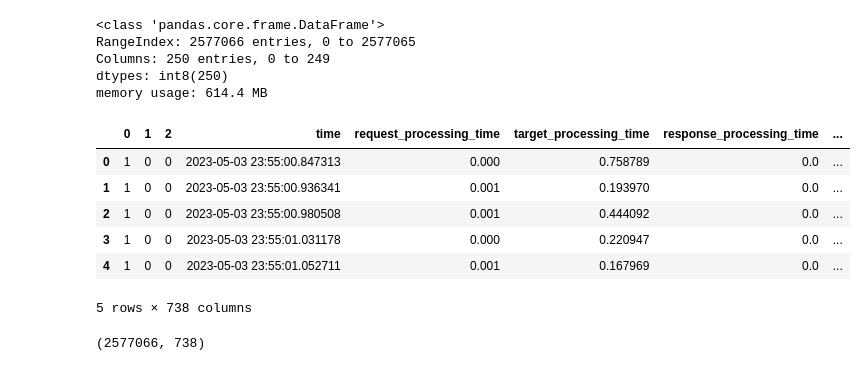
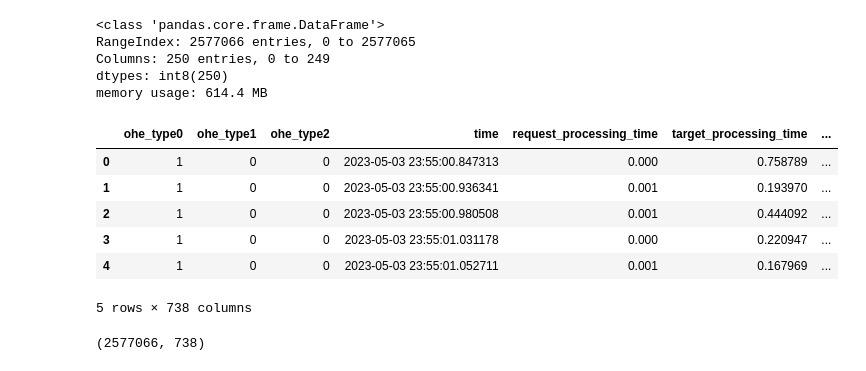
Before and after one commit to SpaceXAlphaBravoCharlie/Diplomski, a Jupyter notebook: Diplomski.ipynb, the cells around one changed output. Cells and saved outputs as stored; diff of their text form; code cells hidden in the pictures.

```diff
--- a/Diplomski.ipynb
+++ b/Diplomski.ipynb
@@ -1355,3 +1350,15 @@ RangeIndex: 2577066 entries, 0 to 2577065
 Columns: 250 entries, 0 to 249
 dtypes: int8(250)
 memory usage: 614.4 MB
+# %%
+ohe_type_columns = list()
+for i in range(len(ohe_type[0])):
+    ohe_type_columns.append("ohe_type" + str(i))
+# %%
+ohe_elb_status_code_columns = list()
+for i in range(len(ohe_elb_status_code[0])):
+    ohe_elb_status_code_columns.append("ohe_elb_status_code" + str(i))
+# %%
+ohe_target_status_code_columns = list()
+for i in range(len(ohe_target_status_code[0])):
+    ohe_target_status_code_columns.append("ohe_target_status_code" + str(i))
@@ -1358,11 +1389,11 @@ memory usage: 614.4 MB
 # %%
-ohe_logs_df = pd.concat([pd.DataFrame(ohe_type), logs_df["time"], logs_df["request_processing_time"], logs_df["target_processing_time"], logs_df["response_processing_time"], pd.DataFrame(ohe_elb_status_code), pd.DataFrame(ohe_target_status_code), logs_df["received_bytes"], logs_df["sent_bytes"], pd.DataFrame(ohe_user_agent), pd.DataFrame(ohe_ssl_cipher), pd.DataFrame(ohe_target_group_arn), pd.DataFrame(ohe_domain_name), pd.DataFrame(ohe_actions_executed), pd.DataFrame(ohe_redirect_url)], axis=1, copy=False)
+ohe_logs_df = pd.concat([pd.DataFrame(ohe_type, columns=ohe_type_columns), logs_df["time"], logs_df["request_processing_time"], logs_df["target_processing_time"], logs_df["response_processing_time"], pd.DataFrame(ohe_elb_status_code, columns=ohe_elb_status_code_columns), pd.DataFrame(ohe_target_status_code, columns=ohe_target_status_code_columns), logs_df["received_bytes"], logs_df["sent_bytes"], pd.DataFrame(ohe_user_agent, columns=ohe_user_agent_columns), pd.DataFrame(ohe_ssl_cipher, columns=ohe_ssl_cipher_columns), pd.DataFrame(ohe_target_group_arn, columns=ohe_target_group_arn_columns), pd.DataFrame(ohe_domain_name, columns=ohe_domain_name_columns), pd.DataFrame(ohe_actions_executed, columns=ohe_actions_executed_columns), pd.DataFrame(ohe_redirect_url, columns=ohe_redirect_url_columns)], axis=1, copy=False)
 ohe_logs_df.head()
 # %% [output]
-|  | 0 | 1 | 2 | time | request_processing_time | target_processing_time | response_processing_time | ... |
-| 0 | 1 | 0 | 0 | 2023-05-03 23:55:00.847313 | 0.000 | 0.758789 | 0.0 | ... |
-| 1 | 1 | 0 | 0 | 2023-05-03 23:55:00.936341 | 0.001 | 0.193970 | 0.0 | ... |
-| 2 | 1 | 0 | 0 | 2023-05-03 23:55:00.980508 | 0.001 | 0.444092 | 0.0 | ... |
-| 3 | 1 | 0 | 0 | 2023-05-03 23:55:01.031178 | 0.000 | 0.220947 | 0.0 | ... |
-| 4 | 1 | 0 | 0 | 2023-05-03 23:55:01.052711 | 0.001 | 0.167969 | 0.0 | ... |
+|  | ohe_type0 | ohe_type1 | ohe_type2 | time | request_processing_time | target_processing_time | ... |
+| 0 | 1 | 0 | 0 | 2023-05-03 23:55:00.847313 | 0.000 | 0.758789 | ... |
+| 1 | 1 | 0 | 0 | 2023-05-03 23:55:00.936341 | 0.001 | 0.193970 | ... |
+| 2 | 1 | 0 | 0 | 2023-05-03 23:55:00.980508 | 0.001 | 0.444092 | ... |
+| 3 | 1 | 0 | 0 | 2023-05-03 23:55:01.031178 | 0.000 | 0.220947 | ... |
+| 4 | 1 | 0 | 0 | 2023-05-03 23:55:01.052711 | 0.001 | 0.167969 | ... |
 5 rows × 738 columns
```
Also changed, not shown: parts of 12 cells of this notebook.
